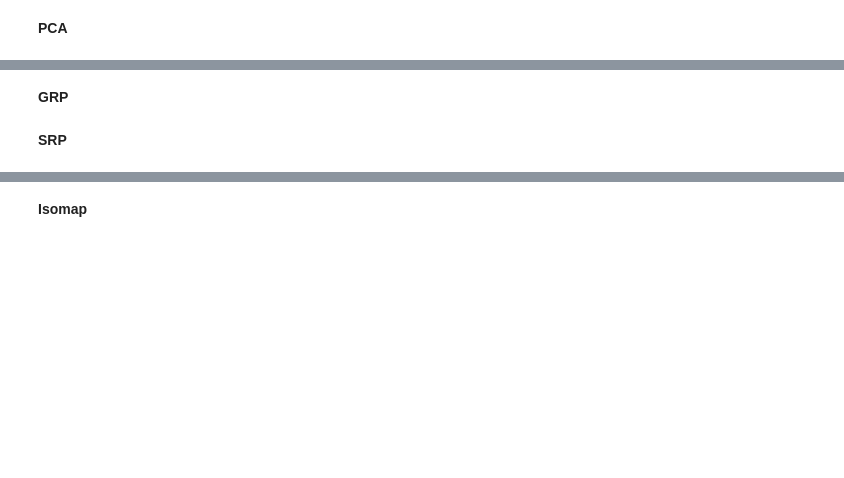
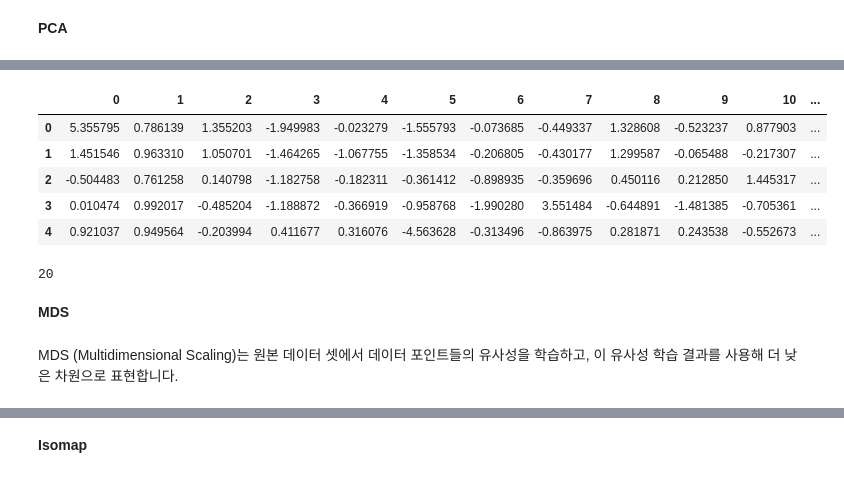
Before and after one commit to namwootree/Dacrew-4th, a Jupyter notebook: Stage_2.ipynb, the cells around one changed output, grey strips where cells are left out. Saved outputs shown, nothing was run; the diff lists cells and outputs as text; code cells hidden in the pictures; blank space fills up the shorter version.

```diff
--- a/Stage_2.ipynb
+++ b/Stage_2.ipynb
@@ -1410,0 +1518,5 @@ df_result.columns = ['결과', '정답']
+# %%
+train = pd.read_csv('./train.csv')
+
+# 'ID' 변수는 제외합니다.
+df = train.drop(columns=['ID'])
@@ -1411,4 +1526,24 @@ df_result.columns = ['결과', '정답']
+# %%
+# 차원 축소를 용이하게 사용하게 별도로 변수로 지정합니다.
+# 'n_components' 하이퍼파라미터를 사용해 촉소된 차원의 수를 설정합니다.
+decomposition = TruncatedSVD(n_components=20)
+
+array_reduced = decomposition.fit_transform(df)
+
+df_reduced = pd.DataFrame(array_reduced)
+# %%
+# 차원 축소된 데이터와 줄어든 차원의 수를 확인합니다.
+display(df_reduced.head())
+print(len(df_reduced.columns))
+# %% [output]
+|  | 0 | 1 | 2 | 3 | 4 | 5 | 6 | 7 | 8 | 9 | 10 | ... |
+| 0 | 5.355795 | 0.786139 | 1.355203 | -1.949983 | -0.023279 | -1.555793 | -0.073685 | -0.449337 | 1.328608 | -0.523237 | 0.877903 | ... |
+| 1 | 1.451546 | 0.963310 | 1.050701 | -1.464265 | -1.067755 | -1.358534 | -0.206805 | -0.430177 | 1.299587 | -0.065488 | -0.217307 | ... |
+| 2 | -0.504483 | 0.761258 | 0.140798 | -1.182758 | -0.182311 | -0.361412 | -0.898935 | -0.359696 | 0.450116 | 0.212850 | 1.445317 | ... |
+| 3 | 0.010474 | 0.992017 | -0.485204 | -1.188872 | -0.366919 | -0.958768 | -1.990280 | 3.551484 | -0.644891 | -1.481385 | -0.705361 | ... |
+| 4 | 0.921037 | 0.949564 | -0.203994 | 0.411677 | 0.316076 | -4.563628 | -0.313496 | -0.863975 | 0.281871 | 0.243538 | -0.552673 | ... |
+20
 # %% [markdown]
-**GRP**
+**MDS**
-# %% [markdown]
-**SRP**
+# %% [markdown]
+MDS (Multidimensional Scaling)는 원본 데이터 셋에서 데이터 포인트들의 유사성을 학습하고, 이 유사성 학습 결과를 사용해 더 낮은 차원으로 표현합니다.
```
Also changed, not shown: parts of 36 cells of this notebook.
